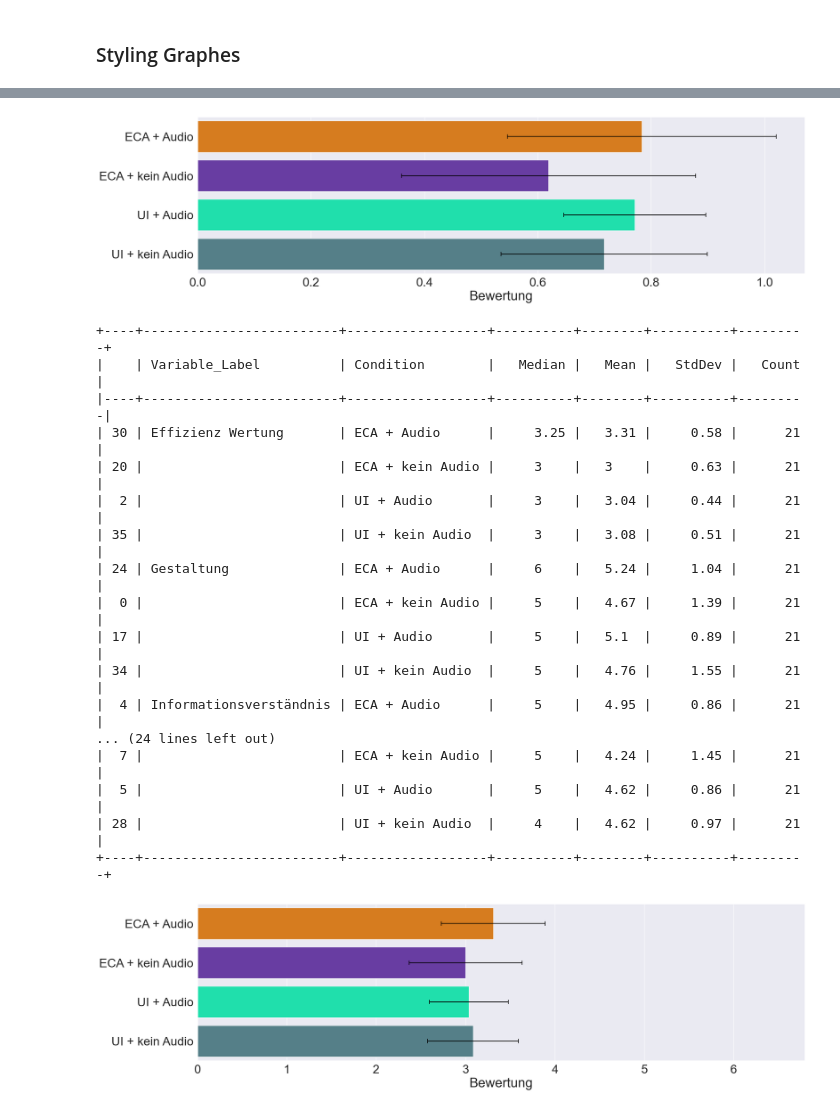
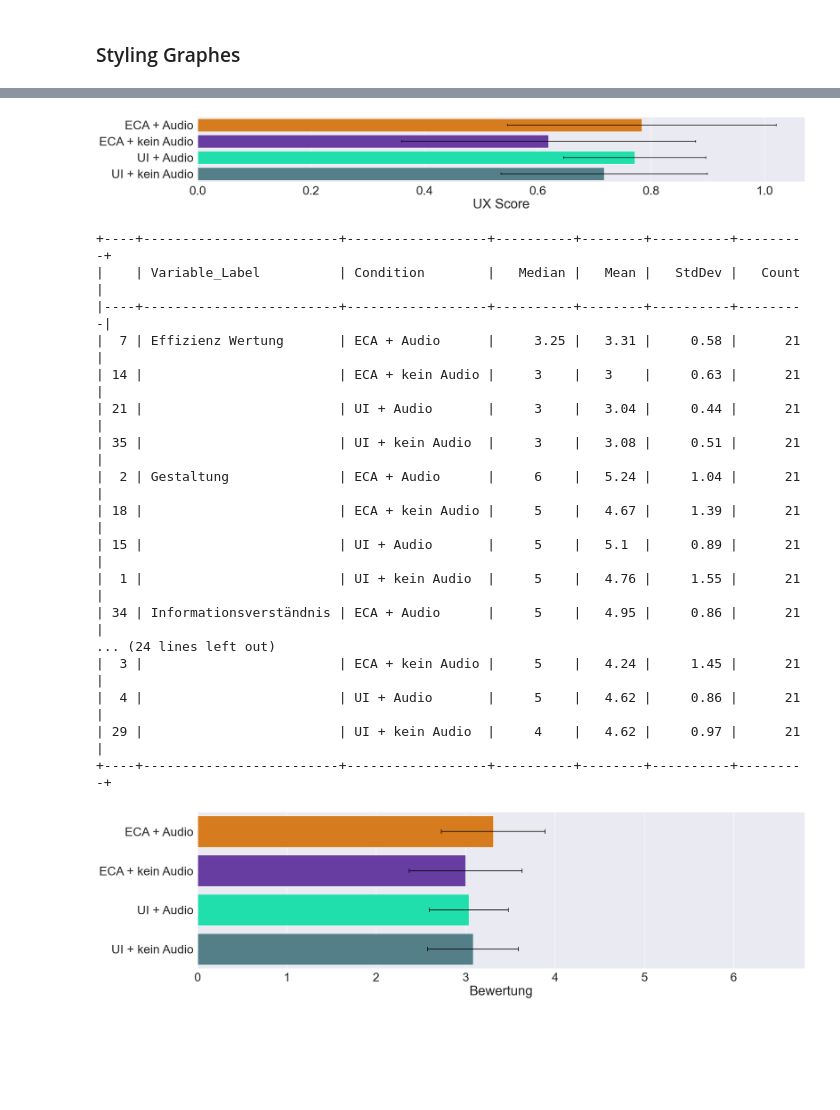
Before and after one commit to VerrroS/thesis_data_analysis, a Jupyter notebook: data_analysis.ipynb, the cells around one changed output, grey strips where cells are left out. Saved outputs shown, nothing was run; the diff lists cells and outputs as text; code cells hidden in the pictures; blank space fills up the shorter version.

```diff
--- a/data_analysis.ipynb
+++ b/data_analysis.ipynb
@@ -321,7 +347,7 @@ condition_ux_scores = condition_ux_scores.with_columns(
 Jetzt werden zu der Condition Tabelle noch die Lernergebnisse hinzugefügt. Dafür werden zuerst die Tabellen vorbereitet:
 # %%
 # Remove the PreTest questions
-question_results = question_results_raw.filter(pl.col("TestCondition").eq("PostTest"))
+question_results = question_results.filter(pl.col("TestCondition").eq("PostTest"))
 test_condition_orders = test_condition_orders_raw.unique()
 
 test_condition_orders_exploded = (
@@ -507,51 +533,51 @@ def map_combined_condition_Audio(row):
 # %%
 # Filter die relevanten Variablen und Originaldaten
 filtered_long_df = long_df.filter(pl.col("Variable").is_in(["UX_Score"]))
 
 # Füge die kombinierten Conditions hinzu
 filtered_long_df_pd = filtered_long_df.to_pandas()
 
 # ---- 1. Boxplots für einzelne Conditions ----
-plt.figure(figsize=(24, 7
+plt.figure(figsize=(24, 4
                     ))
 ax = sns.barplot(
     data=filtered_long_df_pd,
     x="Value",
     y="Condition",
     #hue="Condition",
     palette=my_pal,
     order=["ECA + Audio", "ECA + kein Audio", "UI + Audio", "UI + kein Audio"],
     errorbar="sd",
     capsize=.1,
     errwidth=1.5,
     errcolor="black",
 )
-plt.xlabel("Bewertung")
+plt.xlabel("UX Score")
 plt.ylabel("")
 plt.tight_layout()
 plt.show()
 
 
 # print a table with the statistics
 print(tabulate(stats_df_pd_all, headers='keys', tablefmt='psql'))
 # %% [output]
-[figure, old version]
+[figure, new version]
 +----+-------------------------+------------------+----------+--------+----------+---------+
 |    | Variable_Label          | Condition        |   Median |   Mean |   StdDev |   Count |
 |----+-------------------------+------------------+----------+--------+----------+---------|
-| 30 | Effizienz Wertung       | ECA + Audio      |     3.25 |   3.31 |     0.58 |      21 |
-| 20 |                         | ECA + kein Audio |     3    |   3    |     0.63 |      21 |
-|  2 |                         | UI + Audio       |     3    |   3.04 |     0.44 |      21 |
+|  7 | Effizienz Wertung       | ECA + Audio      |     3.25 |   3.31 |     0.58 |      21 |
+| 14 |                         | ECA + kein Audio |     3    |   3    |     0.63 |      21 |
+| 21 |                         | UI + Audio       |     3    |   3.04 |     0.44 |      21 |
 | 35 |                         | UI + kein Audio  |     3    |   3.08 |     0.51 |      21 |
-| 24 | Gestaltung              | ECA + Audio      |     6    |   5.24 |     1.04 |      21 |
-|  0 |                         | ECA + kein Audio |     5    |   4.67 |     1.39 |      21 |
-| 17 |                         | UI + Audio       |     5    |   5.1  |     0.89 |      21 |
-| 34 |                         | UI + kein Audio  |     5    |   4.76 |     1.55 |      21 |
-|  4 | Informationsverständnis | ECA + Audio      |     5    |   4.95 |     0.86 |      21 |
+|  2 | Gestaltung              | ECA + Audio      |     6    |   5.24 |     1.04 |      21 |
+| 18 |                         | ECA + kein Audio |     5    |   4.67 |     1.39 |      21 |
+| 15 |                         | UI + Audio       |     5    |   5.1  |     0.89 |      21 |
+|  1 |                         | UI + kein Audio  |     5    |   4.76 |     1.55 |      21 |
+| 34 | Informationsverständnis | ECA + Audio      |     5    |   4.95 |     0.86 |      21 |
 ... (24 lines left out)
-|  7 |                         | ECA + kein Audio |     5    |   4.24 |     1.45 |      21 |
-|  5 |                         | UI + Audio       |     5    |   4.62 |     0.86 |      21 |
-| 28 |                         | UI + kein Audio  |     4    |   4.62 |     0.97 |      21 |
+|  3 |                         | ECA + kein Audio |     5    |   4.24 |     1.45 |      21 |
+|  4 |                         | UI + Audio       |     5    |   4.62 |     0.86 |      21 |
+| 29 |                         | UI + kein Audio  |     4    |   4.62 |     0.97 |      21 |
 +----+-------------------------+------------------+----------+--------+----------+---------+
 # %%
 # Filter die relevanten Variablen und Originaldaten
```
Also changed, not shown: parts of 17 cells of this notebook.
